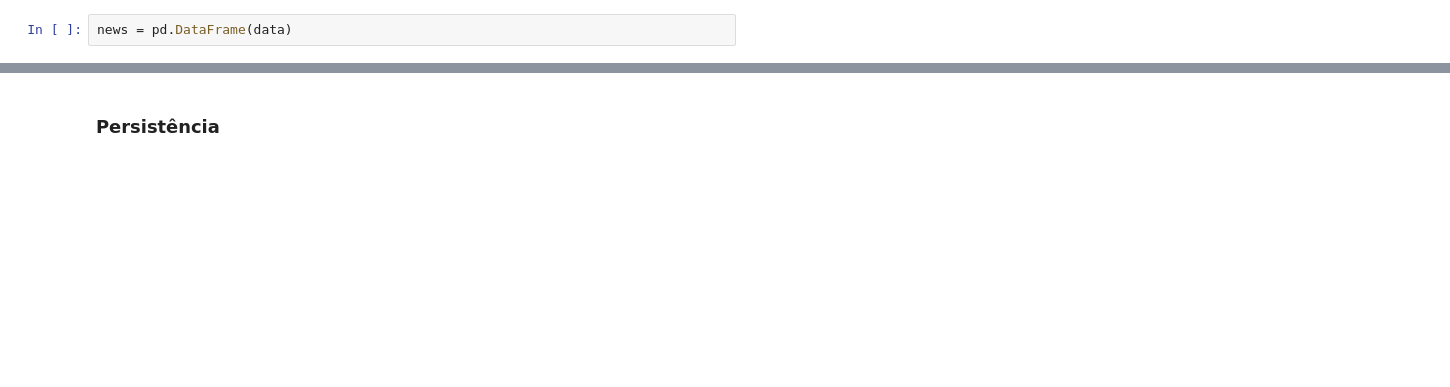
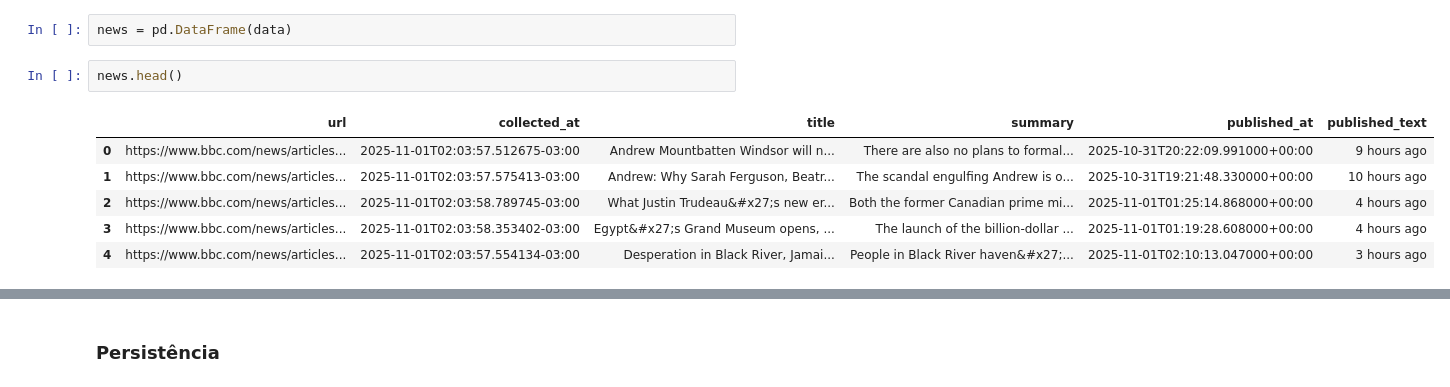
Before and after one commit to rebecadieb/etl-fintech-bbc-fred, a Jupyter notebook: projeto_final_web_scraping.ipynb, the cells around one changed output, grey strips where cells are left out. Cells and saved outputs as stored; diff of their text form; blank space fills up the shorter version.

Commit message:
fix: updating scrapper for include published_at datetime

```diff
--- a/projeto_final_web_scraping.ipynb
+++ b/projeto_final_web_scraping.ipynb
@@ -341,5 +483,14 @@ Página 2 → 0 itens
 # %%
 news = pd.DataFrame(data)
+# %%
+news.head()
+# %% [output]
+|  | url | collected_at | title | summary | published_at | published_text |
+| 0 | https://www.bbc.com/news/articles... | 2025-11-01T02:03:57.512675-03:00 | Andrew Mountbatten Windsor will n... | There are also no plans to formal... | 2025-10-31T20:22:09.991000+00:00 | 9 hours ago |
+| 1 | https://www.bbc.com/news/articles... | 2025-11-01T02:03:57.575413-03:00 | Andrew: Why Sarah Ferguson, Beatr... | The scandal engulfing Andrew is o... | 2025-10-31T19:21:48.330000+00:00 | 10 hours ago |
+| 2 | https://www.bbc.com/news/articles... | 2025-11-01T02:03:58.789745-03:00 | What Justin Trudeau&#x27;s new er... | Both the former Canadian prime mi... | 2025-11-01T01:25:14.868000+00:00 | 4 hours ago |
+| 3 | https://www.bbc.com/news/articles... | 2025-11-01T02:03:58.353402-03:00 | Egypt&#x27;s Grand Museum opens, ... | The launch of the billion-dollar ... | 2025-11-01T01:19:28.608000+00:00 | 4 hours ago |
+| 4 | https://www.bbc.com/news/articles... | 2025-11-01T02:03:57.554134-03:00 | Desperation in Black River, Jamai... | People in Black River haven&#x27;... | 2025-11-01T02:10:13.047000+00:00 | 3 hours ago |
 # %%
 news.info()
 # %% [output]
```
Also changed, not shown: parts of 13 cells of this notebook, 4 other files.
